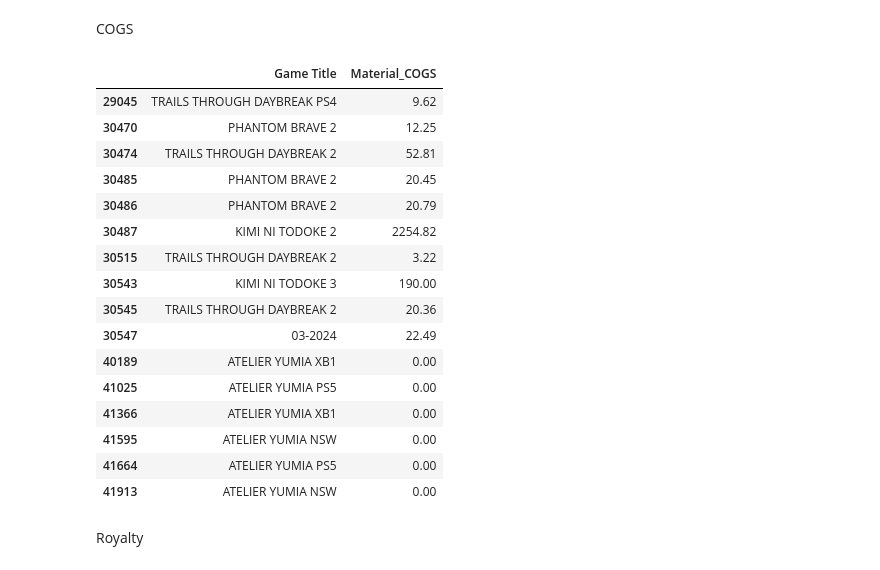
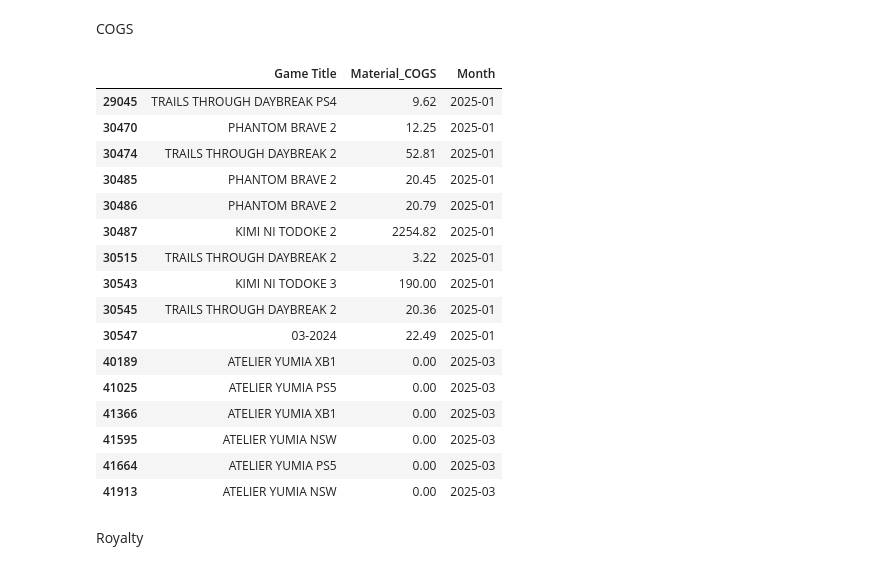
Before and after one commit to dentsusoken-usa/NIS-America-BI-Report, a Jupyter notebook: Data Process.ipynb, the cells around one changed output. Saved outputs shown, nothing was run; the diff lists cells and outputs as text; code cells hidden in the pictures.

```diff
--- a/Data Process.ipynb
+++ b/Data Process.ipynb
@@ -121,28 +124,29 @@ pp_df
 COGS
 # %%
 cogs_df = custom_df[custom_df["Account: Name"].str.contains('Material Costs', na=False)]
-cogs_df = cogs_df[['Game Title', 'Debit', 'Credit']]
+cogs_df = cogs_df[['Game Title', 'Debit', 'Credit', 'Date']]
+cogs_df['Month'] = cogs_df['Date'].dt.strftime('%Y-%m')
 cogs_df["Material_COGS"] = cogs_df["Debit"].fillna(0) + cogs_df["Credit"].fillna(0)
-cogs_df = cogs_df[['Game Title', 'Material_COGS']]
+cogs_df = cogs_df[['Game Title', 'Material_COGS', 'Month']]
 cogs_df
 # %% [output]
-|  | Game Title | Material_COGS |
-| 29045 | TRAILS THROUGH DAYBREAK PS4 | 9.62 |
-| 30470 | PHANTOM BRAVE 2 | 12.25 |
-| 30474 | TRAILS THROUGH DAYBREAK 2 | 52.81 |
-| 30485 | PHANTOM BRAVE 2 | 20.45 |
-| 30486 | PHANTOM BRAVE 2 | 20.79 |
-| 30487 | KIMI NI TODOKE 2 | 2254.82 |
-| 30515 | TRAILS THROUGH DAYBREAK 2 | 3.22 |
-| 30543 | KIMI NI TODOKE 3 | 190.00 |
-| 30545 | TRAILS THROUGH DAYBREAK 2 | 20.36 |
-| 30547 | 03-2024 | 22.49 |
-| 40189 | ATELIER YUMIA XB1 | 0.00 |
-| 41025 | ATELIER YUMIA PS5 | 0.00 |
-| 41366 | ATELIER YUMIA XB1 | 0.00 |
-| 41595 | ATELIER YUMIA NSW | 0.00 |
-| 41664 | ATELIER YUMIA PS5 | 0.00 |
-| 41913 | ATELIER YUMIA NSW | 0.00 |
+|  | Game Title | Material_COGS | Month |
+| 29045 | TRAILS THROUGH DAYBREAK PS4 | 9.62 | 2025-01 |
+| 30470 | PHANTOM BRAVE 2 | 12.25 | 2025-01 |
+| 30474 | TRAILS THROUGH DAYBREAK 2 | 52.81 | 2025-01 |
+| 30485 | PHANTOM BRAVE 2 | 20.45 | 2025-01 |
+| 30486 | PHANTOM BRAVE 2 | 20.79 | 2025-01 |
+| 30487 | KIMI NI TODOKE 2 | 2254.82 | 2025-01 |
+| 30515 | TRAILS THROUGH DAYBREAK 2 | 3.22 | 2025-01 |
+| 30543 | KIMI NI TODOKE 3 | 190.00 | 2025-01 |
+| 30545 | TRAILS THROUGH DAYBREAK 2 | 20.36 | 2025-01 |
+| 30547 | 03-2024 | 22.49 | 2025-01 |
+| 40189 | ATELIER YUMIA XB1 | 0.00 | 2025-03 |
+| 41025 | ATELIER YUMIA PS5 | 0.00 | 2025-03 |
+| 41366 | ATELIER YUMIA XB1 | 0.00 | 2025-03 |
+| 41595 | ATELIER YUMIA NSW | 0.00 | 2025-03 |
+| 41664 | ATELIER YUMIA PS5 | 0.00 | 2025-03 |
+| 41913 | ATELIER YUMIA NSW | 0.00 | 2025-03 |
 # %% [markdown]
 Royalty
 # %%
```
Also changed, not shown: parts of 5 cells of this notebook, 1 other file.
